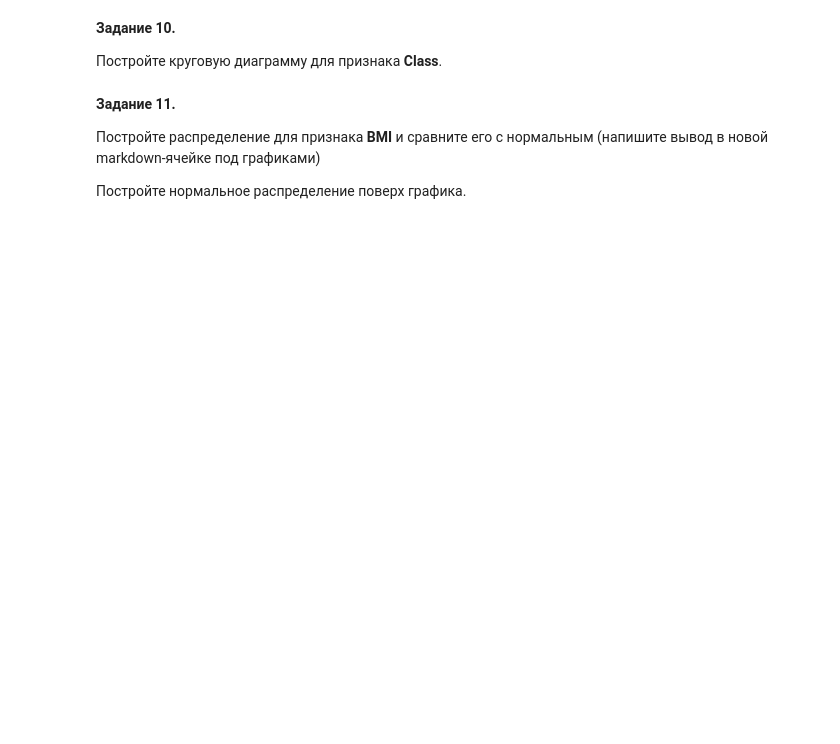
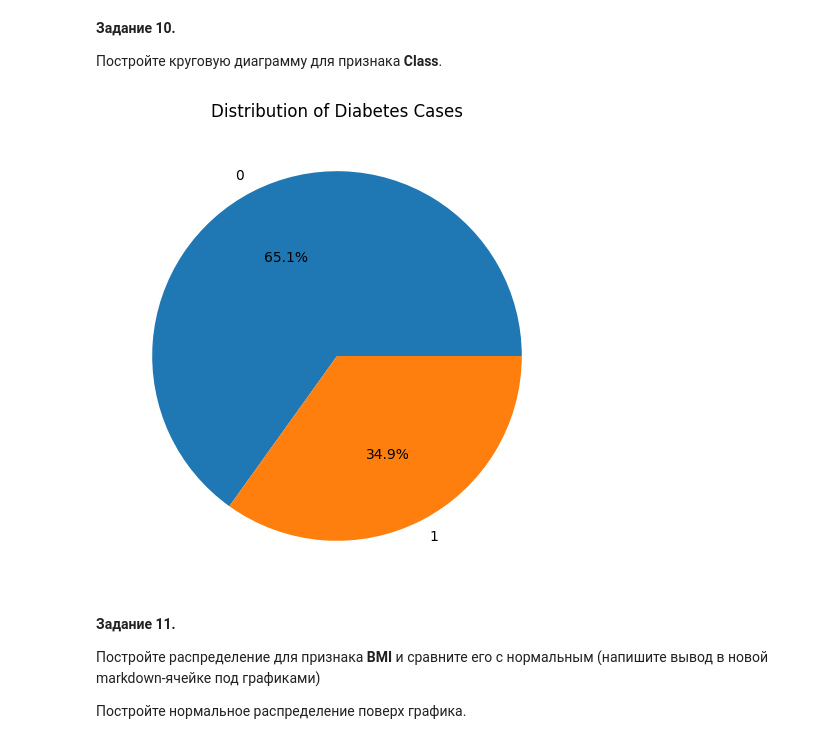
Before and after one commit to appling2024/MSP, a Jupyter notebook: Pandas/pandas_2 (часть 2).ipynb, the cells around one changed output. Cells and saved outputs as stored; diff of their text form; code cells hidden in the pictures; blank space fills up the shorter version.

```diff
--- a/Pandas/pandas_2 (часть 2).ipynb
+++ b/Pandas/pandas_2 (часть 2).ipynb
@@ -54,3 +63,11 @@ __Задание 2.__
+# %%
+discrete_features = ['Pregnancies', 'Glucose', 'BloodPressure', 'SkinThickness', 'Insulin', 'Age']
+for feature in discrete_features:
+    data[feature] = data[feature].fillna(data[feature].median())
+
+continuous_features = ['BMI', 'DiabetesPedigreeFunction']
+for feature in continuous_features:
+    data[feature] = data[feature].fillna(data[feature].mean())
 # %% [markdown]
 __Задание 3.__
 
@@ -107,3 +186,12 @@ __Задание 10.__
+# %%
+# решение
+plt.figure(figsize=(8, 6))
+data['Class'].value_counts().plot(kind='pie', autopct='%1.1f%%')
+plt.title('Distribution of Diabetes Cases')
+plt.ylabel('')
+plt.show()
+# %% [output]
+[figure, added]
 # %% [markdown]
 __Задание 11.__
 
```
Also changed, not shown: parts of 33 cells of this notebook, 49 other files.
